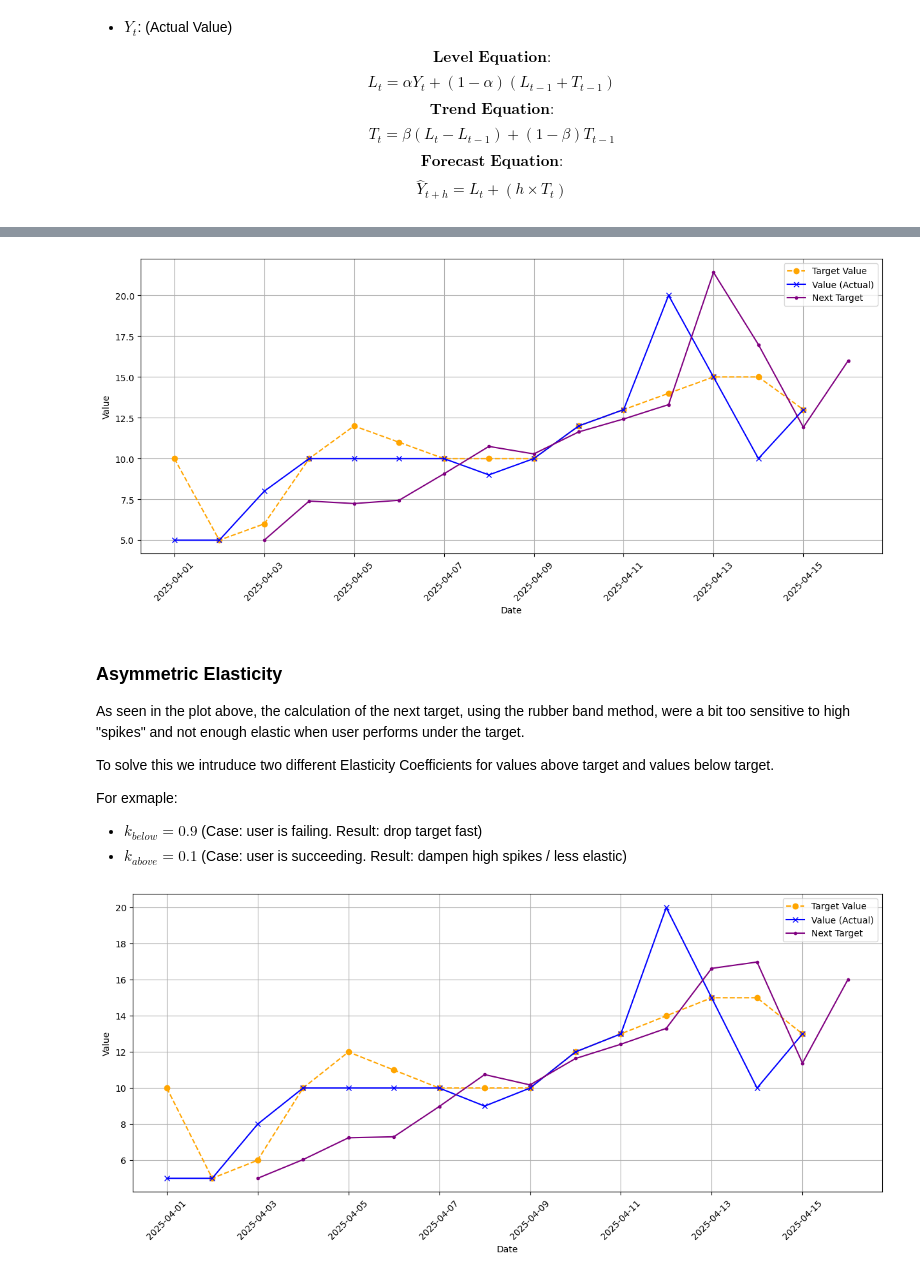
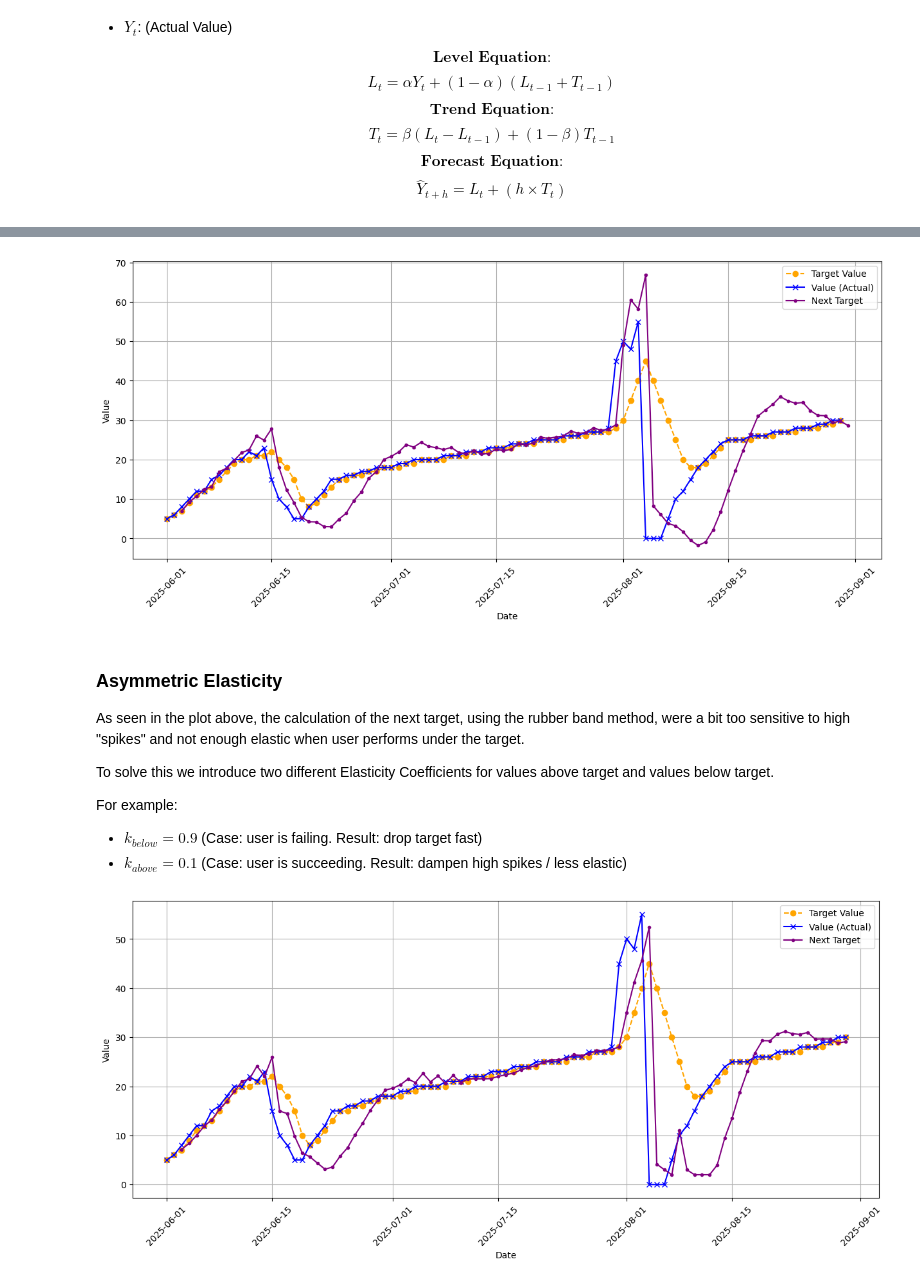
Before and after one commit to Linushas/adaptive-habits, a Jupyter notebook: services/habits-service/notebooks/experiments/01_exploring.ipynb, the cells around one changed output, grey strips where cells are left out. Cells and saved outputs as stored; diff of their text form; code cells hidden in the pictures.

Commit message:
feat: notebook and new target difficulty system

```diff
--- a/services/habits-service/notebooks/experiments/01_exploring.ipynb
+++ b/services/habits-service/notebooks/experiments/01_exploring.ipynb
@@ -15,7 +20,7 @@ from datetime import date, datetime
 @dataclass
 class DataPoint:
     log_date: Optional[date] = None
-    # difficulty: Optional[int] = None    # User-inserted value of percieved difficulty (easy, moderate, or hard).
+    # difficulty: Optional[int] = None    # User-inserted value of perceived difficulty (easy, moderate, or hard).
     value: Optional[float] = None
     target: Optional[float] = None
 
@@ -23,10 +28,12 @@ class DataPoint:
 class History:
     data_points: List[DataPoint]
     alpha: float
+
+MIN_TARGET=2.0
 # %% [markdown]
 ### Load dataset
 # %%
-df = pd.read_csv("data/01_dataset.csv")
+df = pd.read_csv("data/06_dataset.csv")
 df['log_date'] = pd.to_datetime(df['log_date'])
 df.columns = df.columns.str.strip()
 # %% [markdown]
@@ -198,14 +205,14 @@ plt.xticks(rotation=45)
 
 plt.show()
 # %% [output]
-[figure, old version]
+[figure, new version]
 # %% [markdown]
 ### Asymmetric Elasticity
 As seen in the plot above, the calculation of the next target, using the rubber band method, were a bit too sensitive to high "spikes" and not enough elastic when user performs under the target.
 
-To solve this we intruduce two different Elasticity Coefficients for values above target and values below target.
+To solve this we introduce two different Elasticity Coefficients for values above target and values below target.
 
-For exmaple:
+For example:
 - $k_{below} = 0.9$ (Case: user is failing. Result: drop target fast)
 - $k_{above} = 0.1$ (Case: user is succeeding. Result: dampen high spikes / less elastic)
 # %%
@@ -226,7 +233,7 @@ def target_rubber_band_v2(
         k = k_above
 
     new_target = h * (1 + k*completion_percentage)
-    return new_target
+    return max(MIN_TARGET, new_target)
 # %%
 ELASTICITY_BELOW: float = 0.9
 ELASTICITY_ABOVE: float = 0.1
@@ -234,6 +241,7 @@ ALPHA: float = 0.2
 BETA: float = 0.4
 level = df['value'].iloc[0]
 trend = df['value'].iloc[1] - df['value'].iloc[0]
+target = df['target'].iloc[0]
 
 rb_targets = [None]
 forecasts = [None]
@@ -243,14 +251,16 @@ rb_targets.append(None)
 
 for i in range(1, len(df)):
     value = df['value'].iloc[i]
+    # target = df['target'].iloc[i]
+
     level, trend, next_holt = hlt(level, trend, ALPHA, BETA, value)
     forecasts.append(next_holt)
 
-    target = df['target'].iloc[i]
     next_target = target_rubber_band_v2(
         next_holt, value, target, ELASTICITY_ABOVE, ELASTICITY_BELOW
     )
     rb_targets.append(next_target)
+    target = next_target
 
 last_date = df['log_date'].iloc[-1]
 new_row = pd.DataFrame({'log_date': [last_date + pd.Timedelta(days=1)]})
@@ -260,19 +270,21 @@ df['holt'] = forecasts
 df['rb_target'] = rb_targets
 #df['diff'] = df['value'] - df['target']
 # %%
+rb_df = df.iloc[:91]
+
 plt.figure(figsize=(15, 6))
 
 plt.plot(df['log_date'], df['target'], label='Target Value', color='orange', linestyle='--', marker='o')
 plt.plot(df['log_date'], df['value'], label='Value (Actual)', color='blue', marker='x')
 # plt.plot(df['log_date'], df['holt'], label="Holt's Linear Trend Forecast", color='red', marker='.')
-plt.plot(df['log_date'], df['rb_target'], label="Next Target", color='purple', marker='.')
+plt.plot(rb_df['log_date'], rb_df['rb_target'], label="Next Target", color='purple', marker='.')
 
 plt.xlabel('Date')
 plt.ylabel('Value')
 plt.legend()
 plt.grid(True)
 plt.xticks(rotation=45)
 
 plt.show()
 # %% [output]
-[figure, old version]
+[figure, new version]
```
Also changed, not shown: parts of 13 cells of this notebook, 13 other files.
